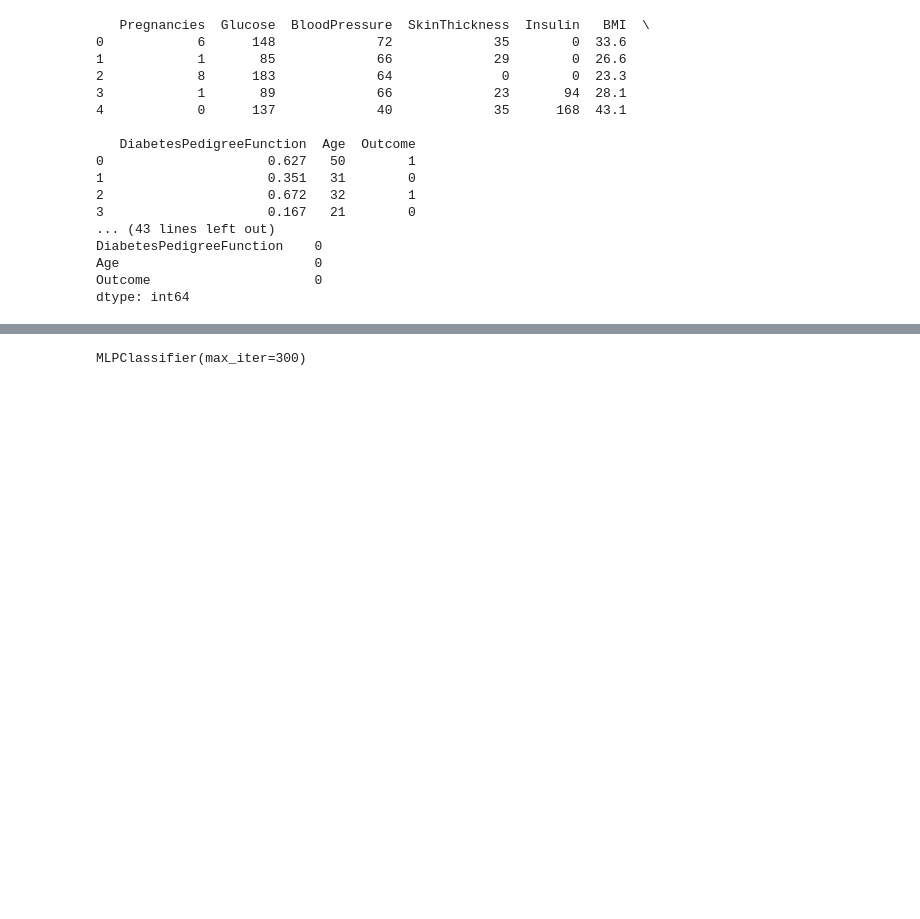
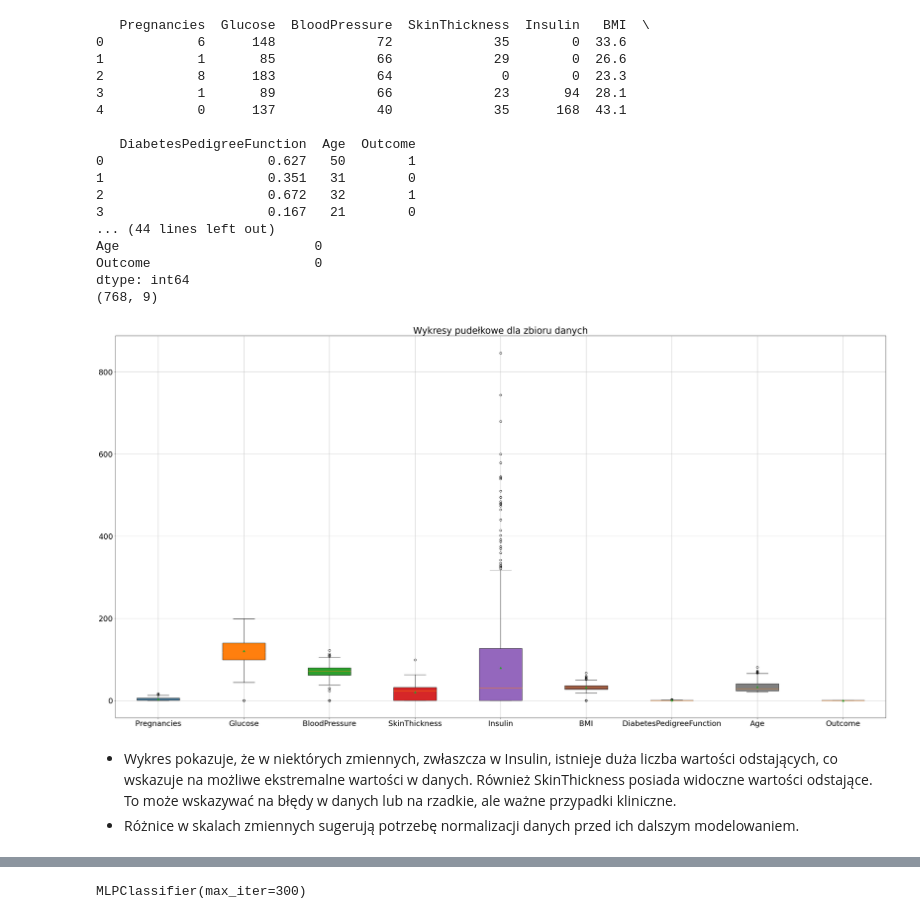
Before and after one commit to JoannaCi/SUS_proj_AnalizaDanych, a Jupyter notebook: Proj_analizaDS.ipynb, the cells around one changed output, grey strips where cells are left out. Saved outputs shown, nothing was run; the diff lists cells and outputs as text; code cells hidden in the pictures; blank space fills up the shorter version.

Commit message:
feat: Added plots and standarisation

```diff
--- a/Proj_analizaDS.ipynb
+++ b/Proj_analizaDS.ipynb
@@ -1,5 +1,6 @@
 # %%
 import pandas as pd
+import matplotlib.pyplot as plt
 
 from sklearn.model_selection import train_test_split
 from sklearn.tree import DecisionTreeClassifier
@@ -21,6 +22,12 @@ print(data.describe())
 
 # Sprawdzenie liczby brakujących wartości
 print(data.isnull().sum())
+
+# liczba atrybutów
+print(data.shape)
+
+# rodzaje atrybutów
+print()
 # %% [output]
    Pregnancies  Glucose  BloodPressure  SkinThickness  Insulin   BMI  \
 0            6      148             72             35        0  33.6
@@ -34,8 +41,8 @@ print(data.isnull().sum())
 1                     0.351   31        0
 2                     0.672   32        1
 3                     0.167   21        0
-... (43 lines left out)
-DiabetesPedigreeFunction    0
+... (44 lines left out)
 Age                         0
 Outcome                     0
 dtype: int64
+(768, 9)
@@ -47,0 +49,19 @@ data_scaled['Outcome'] = data['Outcome']
+# %%
+plt.rcParams.update({'font.size': 22})
+plt.figure(figsize=(40, 20))
+
+box = plt.boxplot(data.select_dtypes(include=[float, int]).values, showmeans=True, showcaps=True, labels=data.select_dtypes(include=[float, int]).columns, patch_artist=True)
+plt.title('Wykresy pudełkowe dla zbioru danych')
+plt.grid()
+
+colors = ['#1f77b4', '#ff7f0e', '#2ca02c', '#d62728', '#9467bd', '#8c564b', '#e377c2', '#7f7f7f', '#bcbd22', '#17becf']
+for patch, color in zip(box['boxes'], colors):
+    patch.set_facecolor(color)
+
+plt.savefig('wykresy_pudelkowe.svg', format='svg')
+plt.show()
+# %% [output]
+[figure, added]
+# %% [markdown]
+- Wykres pokazuje, że w niektórych zmiennych, zwłaszcza w Insulin, istnieje duża liczba wartości odstających, co wskazuje na możliwe ekstremalne wartości w danych. Również SkinThickness posiada widoczne wartości odstające. To może wskazywać na błędy w danych lub na rzadkie, ale ważne przypadki kliniczne.
+- Różnice w skalach zmiennych sugerują potrzebę normalizacji danych przed ich dalszym modelowaniem.
```
Also changed, not shown: parts of 9 cells of this notebook, 1 other file.
